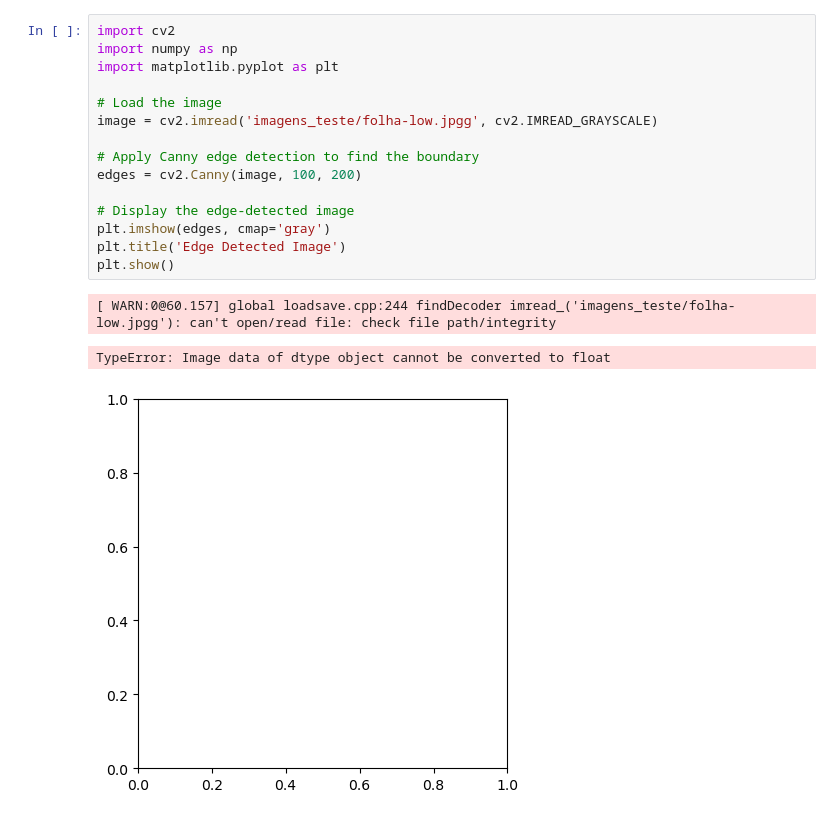
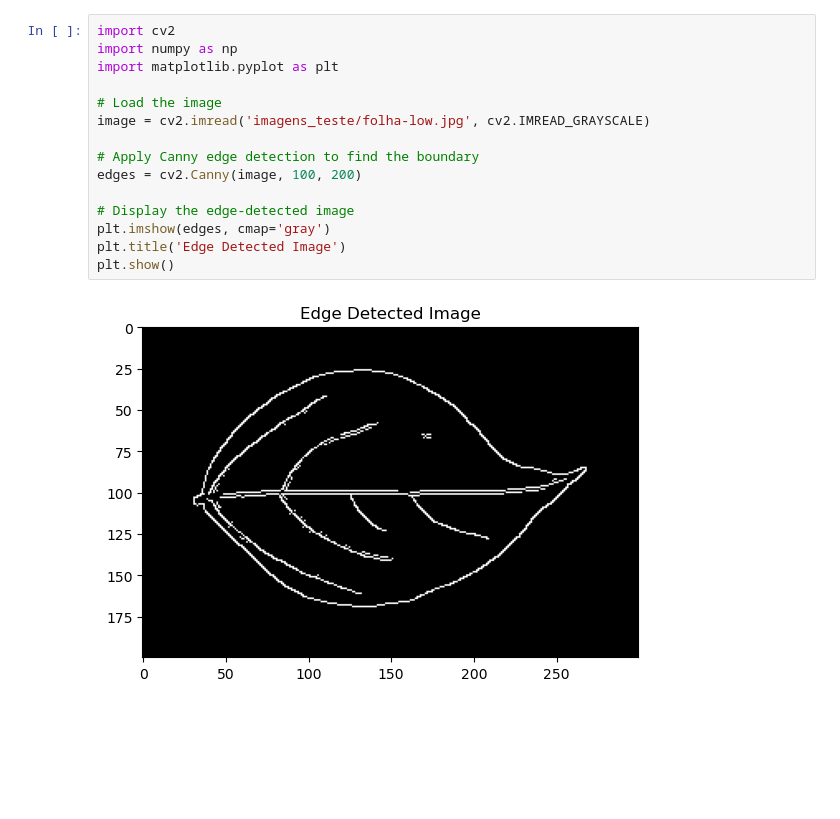
Before and after one commit to mahteus-sanches/natural_artificial_vision, a Jupyter notebook: CN-analysis.ipynb, the cells around one changed output. Cells and saved outputs as stored; diff of their text form; blank space fills up the shorter version.

```diff
--- a/CN-analysis.ipynb
+++ b/CN-analysis.ipynb
@@ -1,19 +1,17 @@
 # %%
 import cv2
 import numpy as np
 import matplotlib.pyplot as plt
 
 # Load the image
-image = cv2.imread('imagens_teste/folha-low.jpgg', cv2.IMREAD_GRAYSCALE)
+image = cv2.imread('imagens_teste/folha-low.jpg', cv2.IMREAD_GRAYSCALE)
 
 # Apply Canny edge detection to find the boundary
 edges = cv2.Canny(image, 100, 200)
 
 # Display the edge-detected image
 plt.imshow(edges, cmap='gray')
 plt.title('Edge Detected Image')
 plt.show()
 # %% [output]
-[ WARN:0@60.157] global loadsave.cpp:244 findDecoder imread_('imagens_teste/folha-low.jpgg'): can't open/read file: check file path/integrity
-TypeError: Image data of dtype object cannot be converted to float
-[figure, old version]
+[figure, new version]
```
Also changed, not shown: parts of 7 cells of this notebook.
